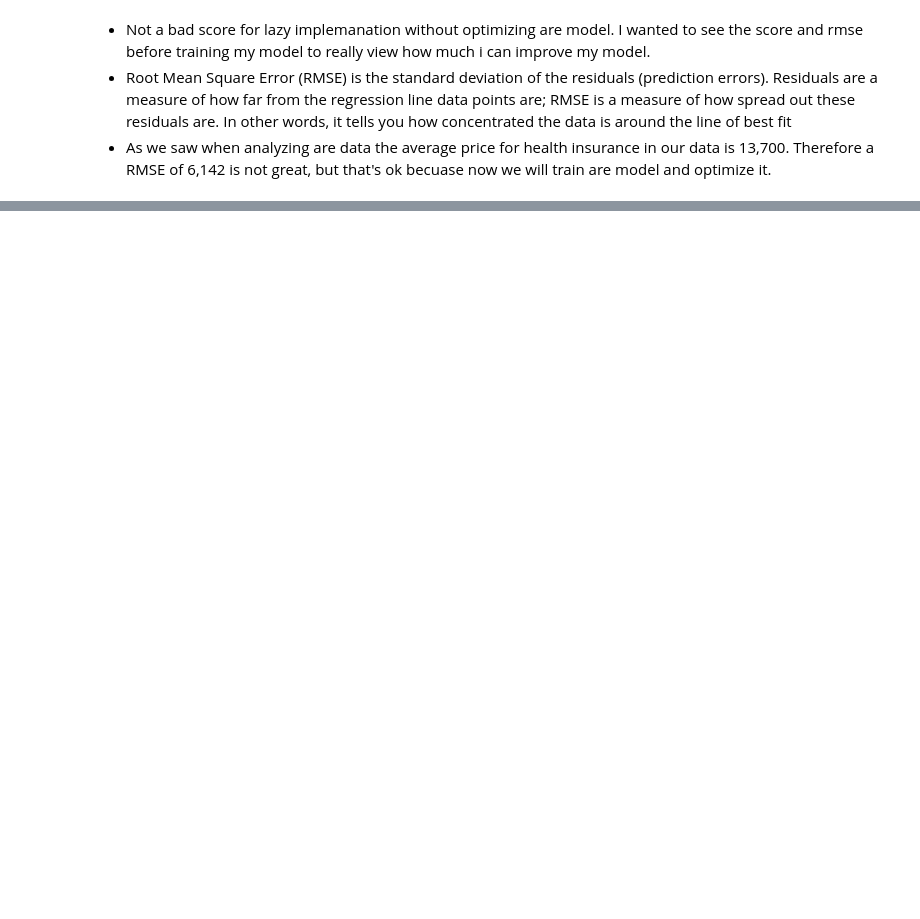
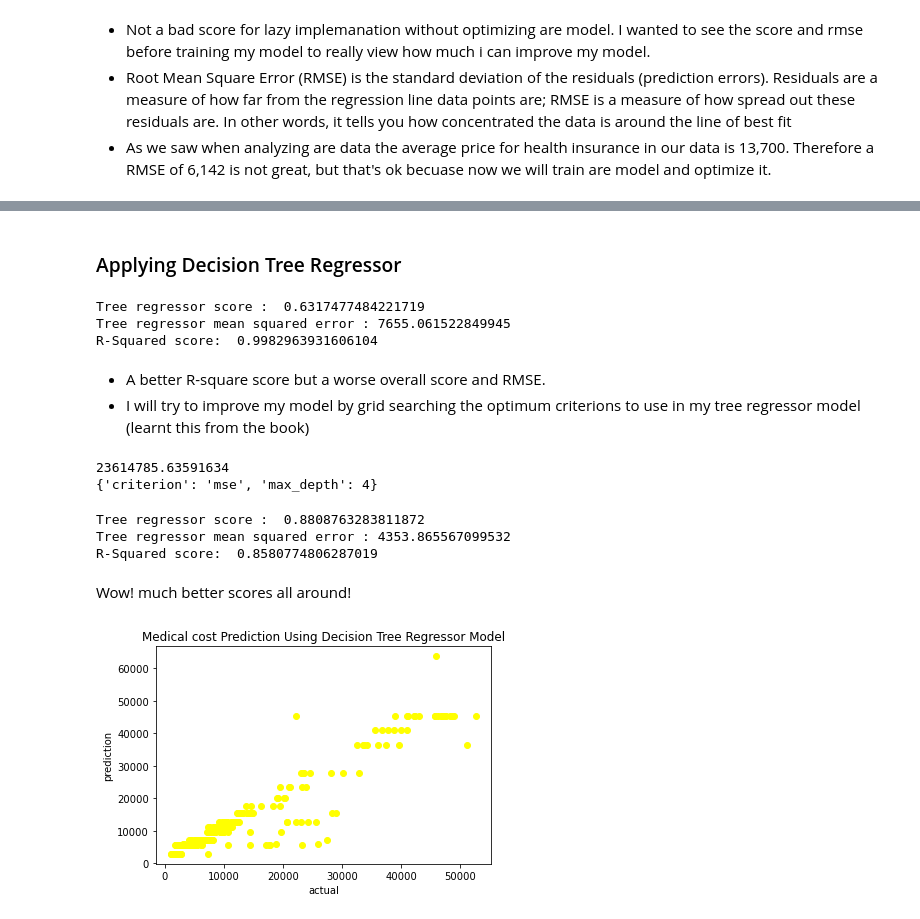
Before and after one commit to ShauliTaragin/ML-Sem1-Assignment, a Jupyter notebook: Regression Task.ipynb, the cells around one changed output, grey strips where cells are left out. Drawn from its saved outputs; the diff is of its cells as text; code cells hidden in the pictures; blank space fills up the shorter version.

```diff
--- a/Regression Task.ipynb
+++ b/Regression Task.ipynb
@@ -263,0 +287,50 @@ pd.concat([y_test_df , y_pred_df] , axis=1)
+# %% [markdown]
+### Applying Decision Tree Regressor
+# %%
+from sklearn.tree import DecisionTreeRegressor
+dt_reg = DecisionTreeRegressor(random_state=0)
+dt_reg.fit(x_train, y_train)
+y_pred = dt_reg.predict(x_test)
+print("Tree regressor score : " , dt_reg.score(x_test, y_test))
+print("Tree regressor mean squared error :" , np.sqrt(metrics.mean_squared_error(y_test, y_pred)))
+print('R-Squared score: ',dt_reg.score(x_train, y_train))
+# %% [output]
+Tree regressor score :  0.6317477484221719
+Tree regressor mean squared error : 7655.061522849945
+R-Squared score:  0.9982963931606104
+# %% [markdown]
+* A better R-square score but a worse overall score and RMSE.
+* I will try to improve my model by grid searching the optimum criterions to use in my tree regressor model (learnt this from the book)
+# %%
+from sklearn.model_selection import GridSearchCV
+max_depth_range = list(range(1, 50))
+param_grid = dict(max_depth=max_depth_range,criterion= ['mse', 'mae','friedman_mse'])
+grid = GridSearchCV(dt_reg, param_grid, cv=10, scoring='neg_mean_squared_error')
+grid.fit(x_train, y_train)
+print(-grid.best_score_)
+print(grid.best_params_)
+# %% [output]
+23614785.63591634
+{'criterion': 'mse', 'max_depth': 4}
+# %%
+#best criterion is mse and max depth is 4 , lets implement this and see wether we get a better score
+dt_reg = DecisionTreeRegressor(random_state=0,criterion='mse',max_depth=4)
+dt_reg.fit(x_train, y_train)
+y_pred = dt_reg.predict(x_test)
+print("Tree regressor score : " , dt_reg.score(x_test, y_test))
+print("Tree regressor mean squared error :" , np.sqrt(metrics.mean_squared_error(y_test, y_pred)))
+print('R-Squared score: ',dt_reg.score(x_train, y_train))
+# %% [output]
+Tree regressor score :  0.8808763283811872
+Tree regressor mean squared error : 4353.865567099532
+R-Squared score:  0.8580774806287019
+# %% [markdown]
+Wow! much better scores all around!
+# %%
+pl.scatter(y_test,y_pred, color='yellow')
+pl.xlabel("actual")
+pl.ylabel("prediction")
+pl.title("Medical cost Prediction Using Decision Tree Regressor Model")
+pl.show()
+# %% [output]
+[figure, added]
```
Also changed, not shown: parts of 14 cells of this notebook.
